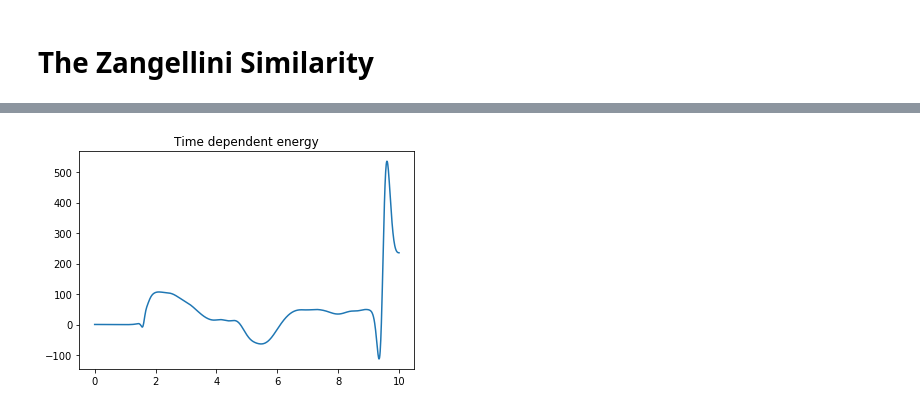
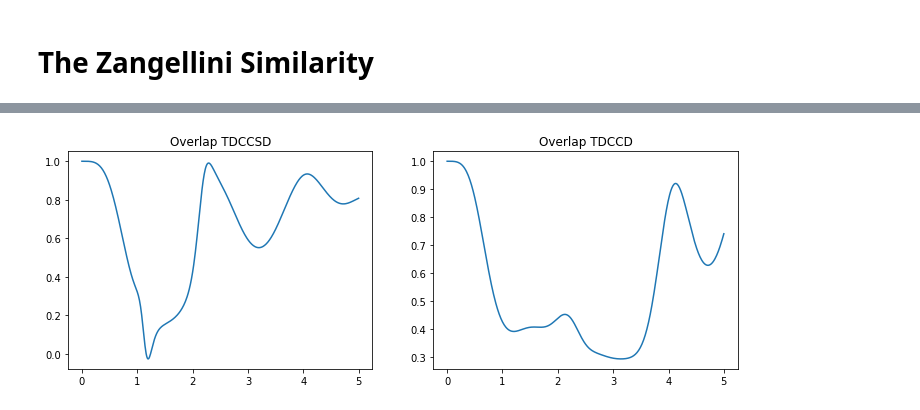
Before and after one commit to HyQD/coupled-cluster, a Jupyter notebook: scripts/zanghellini_tdccsd.ipynb, the cells around one changed output, grey strips where cells are left out. Drawn from its saved outputs; the diff is of its cells as text; code cells hidden in the pictures.

```diff
--- a/scripts/zanghellini_tdccsd.ipynb
+++ b/scripts/zanghellini_tdccsd.ipynb
@@ -81,16 +119,25 @@ plt.show()
 # %%
 tdccsd_zanghellini.set_initial_conditions()
+tdccd_zanghellini.set_initial_conditions()
 # %%
-num_time_steps = 1001
-time_points = np.linspace(0, 10, num_time_steps)
-psi_overlap = np.zeros(num_time_steps)
-td_energies = np.zeros(num_time_steps)
+num_time_steps = 501
+time_points = np.linspace(0, 5, num_time_steps)
+psi_overlap_tdccsd = np.zeros(num_time_steps)
+td_energies_tdccsd = np.zeros(num_time_steps)
+psi_overlap_tdccd = np.zeros(num_time_steps)
+td_energies_tdccd = np.zeros(num_time_steps)
 
-psi_overlap[0] = tdccsd_zanghellini.compute_time_dependent_overlap().real
-td_energies[0] = tdccsd_zanghellini.compute_energy().real
+psi_overlap_tdccsd[0] = tdccsd_zanghellini.compute_time_dependent_overlap().real
+td_energies_tdccsd[0] = tdccsd_zanghellini.compute_energy().real
+psi_overlap_tdccd[0] = tdccd_zanghellini.compute_time_dependent_overlap().real
+td_energies_tdccd[0] = tdccd_zanghellini.compute_energy().real
 # %%
 for i, amp in tqdm_notebook(enumerate(tdccsd_zanghellini.solve(time_points)), total=num_time_steps-1):
-    psi_overlap[i + 1] = tdccsd_zanghellini.compute_time_dependent_overlap().real
-    td_energies[i + 1] = tdccsd_zanghellini.compute_energy().real
+    psi_overlap_tdccsd[i + 1] = tdccsd_zanghellini.compute_time_dependent_overlap().real
+    td_energies_tdccsd[i + 1] = tdccsd_zanghellini.compute_energy().real
+
+for i, amp in tqdm_notebook(enumerate(tdccd_zanghellini.solve(time_points)), total=num_time_steps-1):
+    psi_overlap_tdccd[i + 1] = tdccd_zanghellini.compute_time_dependent_overlap().real
+    td_energies_tdccd[i + 1] = tdccd_zanghellini.compute_energy().real
 # %% [output]
 [interactive output not drawn]
@@ -103,6 +145,9 @@ plt.show()
-# %%
-plt.plot(time_points, td_energies)
-plt.title("Time dependent energy")
-plt.show()
-# %% [output]
-[figure, removed]
+# %%
+fix, ax = plt.subplots(1, 2, figsize=(12, 4))
+ax[0].plot(time_points, psi_overlap_tdccsd)
+ax[0].set_title("Overlap TDCCSD")
+ax[1].plot(time_points, psi_overlap_tdccd)
+ax[1].set_title("Overlap TDCCD")
+plt.show()
+# %% [output]
+[figure, added]
```
Also changed, not shown: parts of 10 cells of this notebook.
